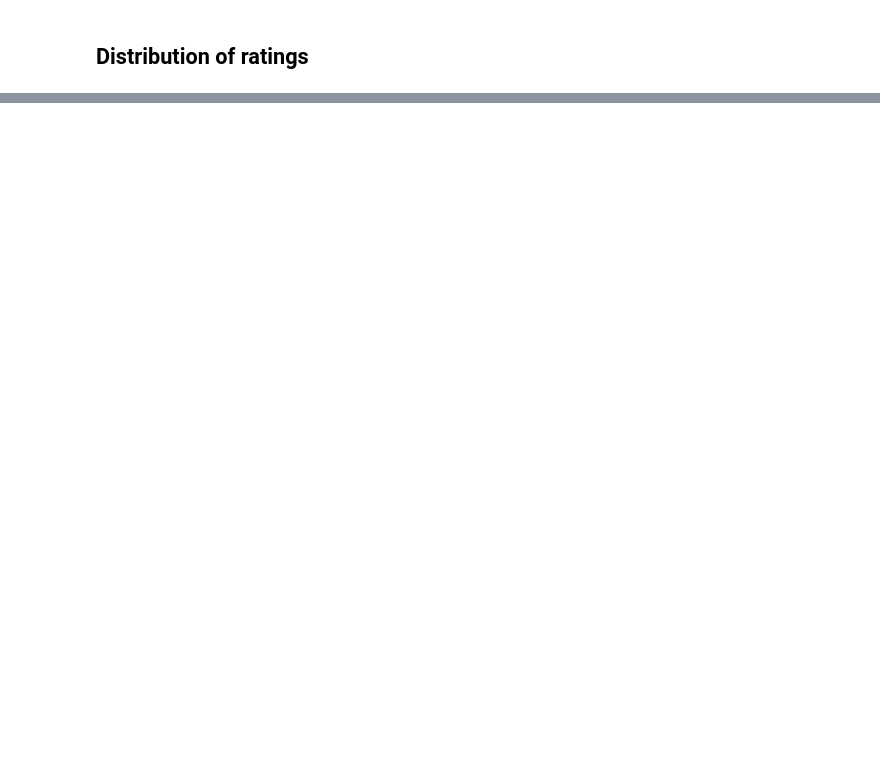
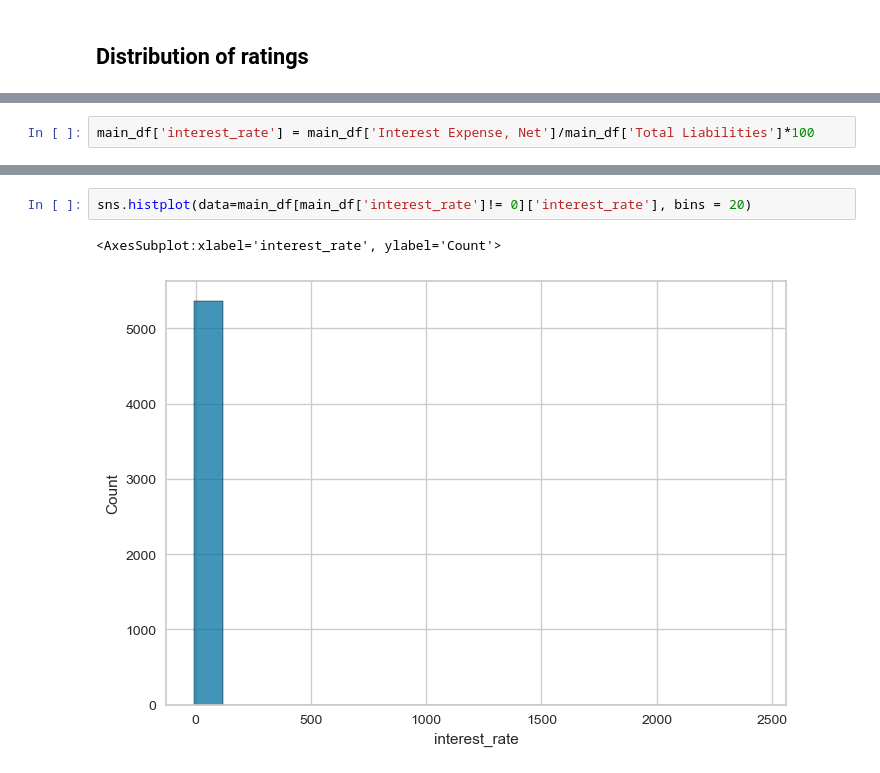
Before and after one commit to GiancarloSanna/Credit_Rating_Project, a Jupyter notebook: 6.0 Descriptive analysis.ipynb, the cells around one changed output, grey strips where cells are left out. Drawn from its saved outputs; the diff is of its cells as text; blank space fills up the shorter version.

```diff
--- a/6.0 Descriptive analysis.ipynb
+++ b/6.0 Descriptive analysis.ipynb
@@ -45,0 +136,2 @@ sns.countplot(x='Rating', data=main_df.sort_values(by = ['Rating'], ascending =
+# %%
+main_df['interest_rate'] = main_df['Interest Expense, Net']/main_df['Total Liabilities']*100
@@ -45,0 +162,5 @@ sns.countplot(x='Rating', data=main_df.sort_values(by = ['Rating'], ascending =
+# %%
+sns.histplot(data=main_df[main_df['interest_rate']!= 0]['interest_rate'], bins = 20)
+# %% [output]
+<AxesSubplot:xlabel='interest_rate', ylabel='Count'>
+[figure, added]
```
Also changed, not shown: parts of 19 cells of this notebook, 5 other files.
